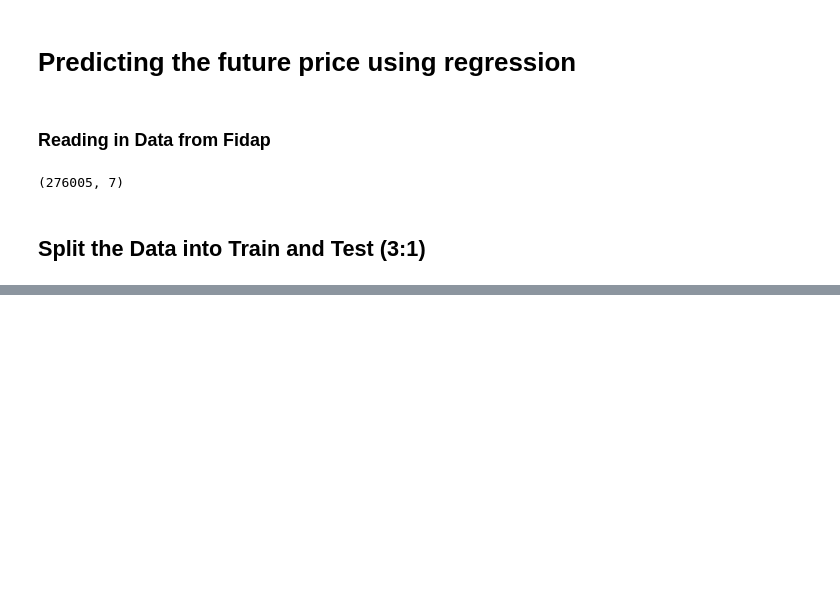
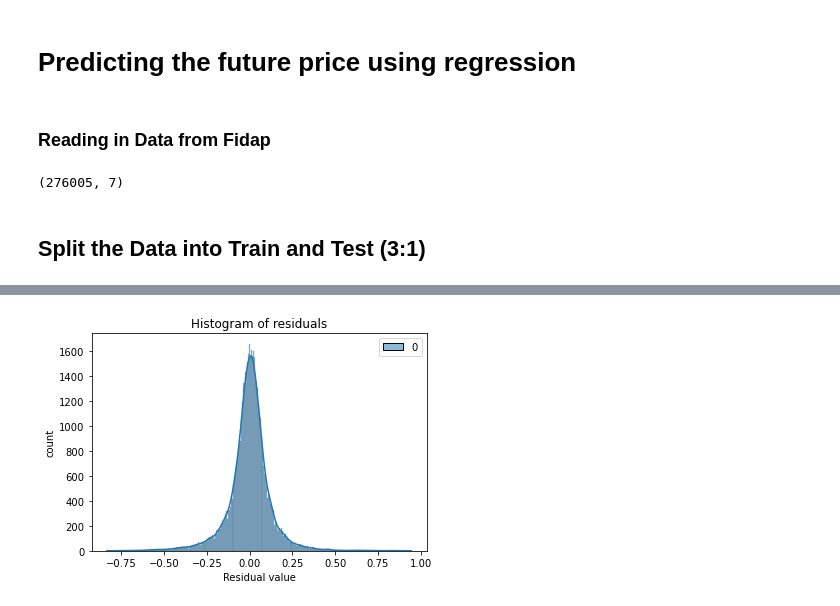
Before and after one commit to fidapco/notebooks, a Jupyter notebook: insider trading - machine learning.ipynb, the cells around one changed output, grey strips where cells are left out. Cells and saved outputs as stored; diff of their text form; code cells hidden in the pictures; blank space fills up the shorter version.

```diff
--- a/insider trading - machine learning.ipynb
+++ b/insider trading - machine learning.ipynb
@@ -140,0 +197,4 @@ train_df
+# %%
+encoder = preprocessing.OrdinalEncoder()
+train_ticker = encoder.fit_transform(np.array(insider_trading_train_features['ticker']).reshape(-1, 1))
+test_ticker = encoder.fit_transform(np.array(insider_trading_test_features['ticker']).reshape(-1, 1))
@@ -140,0 +216,6 @@ train_df
+# %%
+# Scale the numeric Features
+scaler = preprocessing.StandardScaler().fit(X_train[:,2:])
+X_train[:,2:] = scaler.transform(X_train[:,2:])
+X_test[:,2:] = scaler.transform(X_test[:,2:])
+test_features[:,2:] = scaler.transform(test_features[:,2:])
@@ -140,0 +254,14 @@ train_df
+# %%
+# Evaluate Residuals
+def hist_resids(y_test, y_score):
+    ## first compute vector of residuals.
+    resids = np.subtract(y_test.reshape(-1,1), y_score.reshape(-1,1))
+    ## now make the residual plots
+    sns.histplot(resids, kde=True)
+    plt.title('Histogram of residuals')
+    plt.xlabel('Residual value')
+    plt.ylabel('count')
+
+hist_resids(y_test, y_score)
+# %% [output]
+[figure, added]
```
Also changed, not shown: parts of 25 cells of this notebook, 3 other files.
